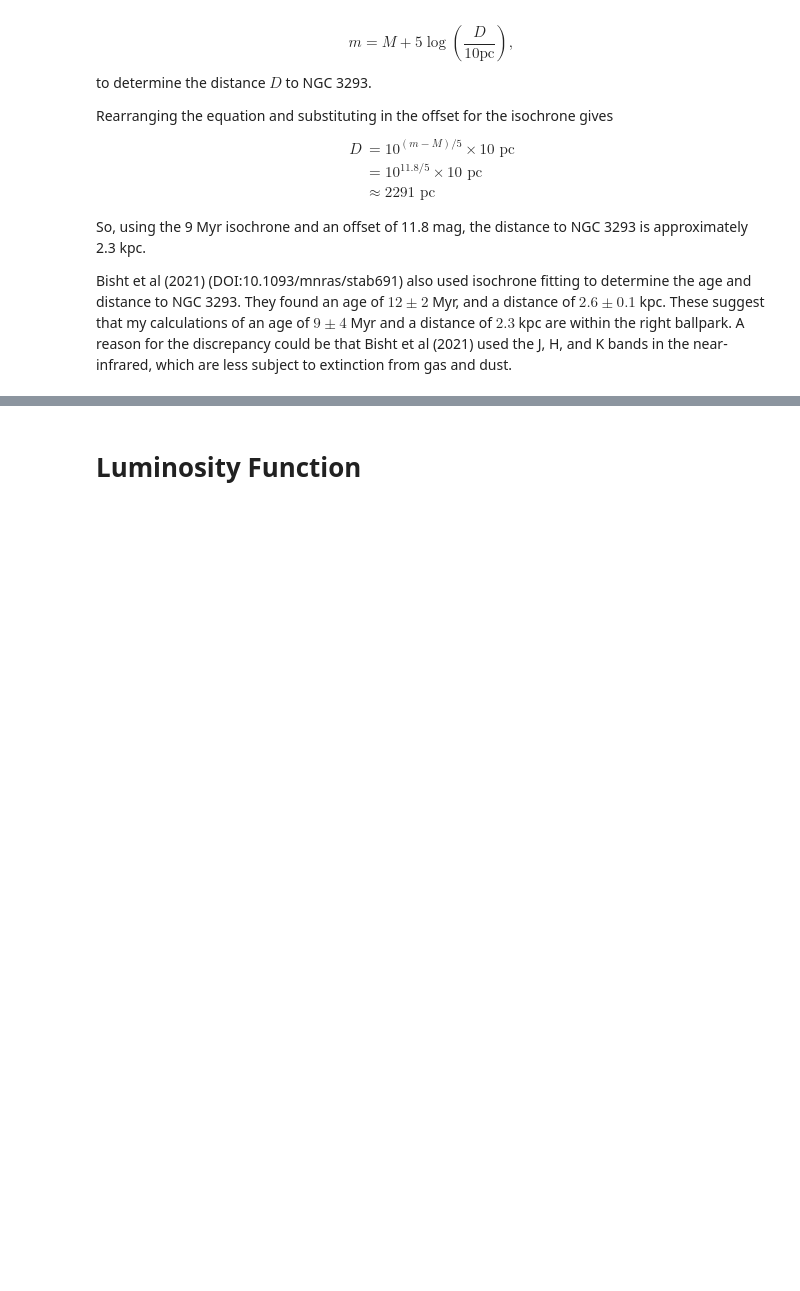
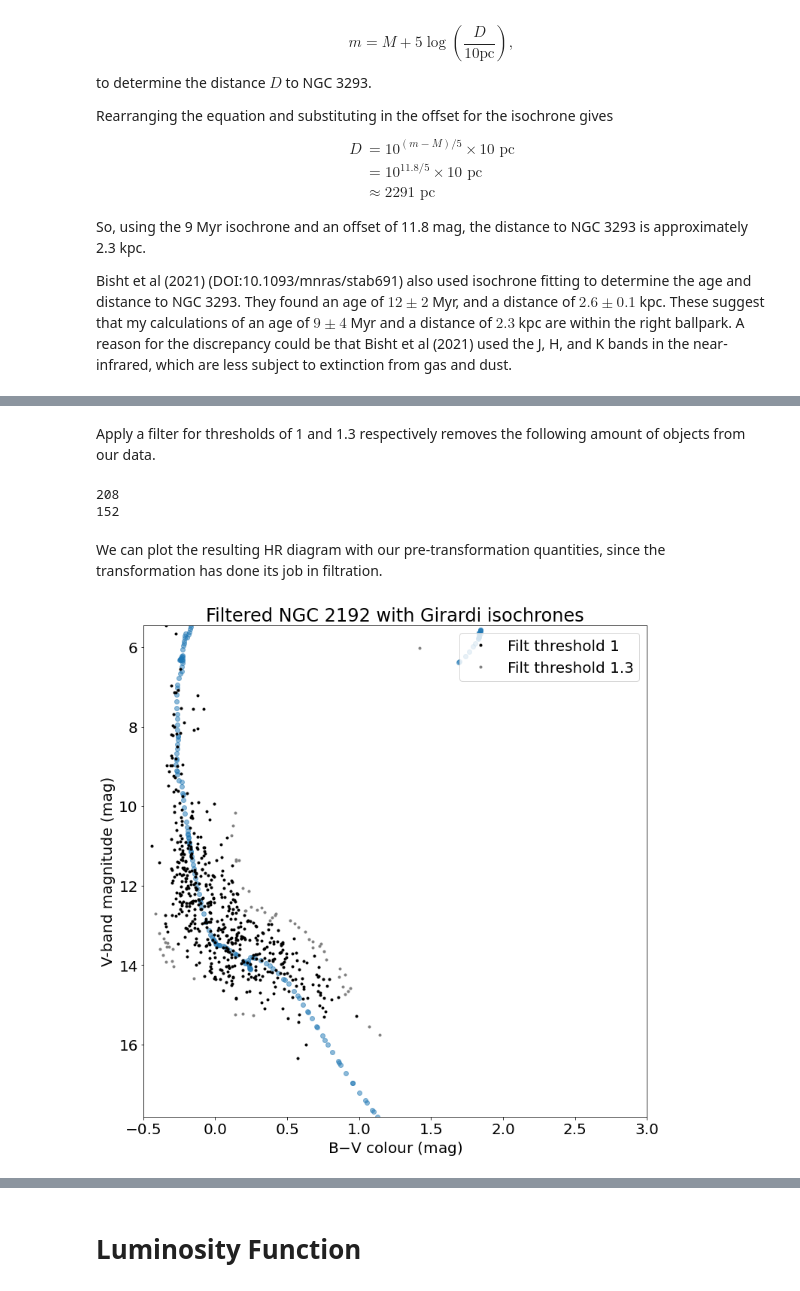
Before and after one commit to cedliang/ASP3231-Project-NGC-3293-, a Jupyter notebook: src/isochrones.ipynb, the cells around one changed output, grey strips where cells are left out. Cells and saved outputs as stored; diff of their text form; code cells hidden in the pictures; blank space fills up the shorter version.

Commit message:
completed filtering for background objs

```diff
--- a/src/isochrones.ipynb
+++ b/src/isochrones.ipynb
@@ -438,0 +532,54 @@ Bisht et al (2021) (DOI:10.1093/mnras/stab691) also used isochrone fitting to de
+# %%
+# returns the new px_t, py pairs of stars below the threshold, as well as indices of the stars that were above and thus removed
+def exceeding_indices(px, py, threshold_dist):
+    removed_stars = [idx for idx, tup in enumerate(zip(px_t, py)) if star_dist(tup[0], tup[1]) > threshold_dist]
+    filtpx = [x for idx, x in enumerate(px) if idx not in removed_stars]
+    filtpy = [y for idx, y in enumerate(py) if idx not in removed_stars]
+    return removed_stars, filtpx, filtpy
+# %%
+threshold_1 = 1
+threshold_2 = 1.3
+# %% [markdown]
+Apply a filter for thresholds of 1 and 1.3 respectively removes the following amount of objects from our data.
+# %%
+removed_stars, filtpx_t, filtpy = exceeding_indices(px_t, py, threshold_1)
+removed_stars_2, filtpx_t_2, filtpy_2 = exceeding_indices(px_t, py, threshold_2)
+
+print(len(removed_stars))
+print(len(removed_stars_2))
+# %% [output]
+208
+152
+# %% [markdown]
+We can plot the resulting HR diagram with our pre-transformation quantities, since the transformation has done its job in filtration.
+# %%
+filtpx = [x for idx, x in enumerate(px) if idx not in removed_stars]
+
+
+looser_filt = set(removed_stars) - set(removed_stars_2)
+looser_filtpx = [x for idx, x in enumerate(px) if idx in looser_filt]
+looser_filtpy = [y for idx, y in enumerate(py) if idx in looser_filt]
+# %%
+fig, ax = plt.subplots(figsize=(12, 12))
+plt.rcParams.update({'font.size': 20})
+plt.plot(filtpx, filtpy, '.', color='black', label=f'Filt threshold {threshold_1}', zorder=10)
+plt.plot(looser_filtpx, looser_filtpy, '.', color='grey', label=f'Filt threshold {threshold_2}', zorder=10)
+plt.scatter(BV, offsetV, alpha=0.5)
+
+plt.xlabel('B$-$V colour (mag)')
+plt.ylabel('V-band magnitude (mag)')
+plt.title('Filtered NGC 2192 with Girardi isochrones')
+
+
+# set y-axis limits so we can see the stars
+plt.ylim(min(py), max(py))
+plt.xlim(-0.5, 3)
+
+# invert y-axis so brighter stars are at the top
+ax.invert_yaxis()
+
+plt.legend(loc='upper right')
+
+plt.show()
+# %% [output]
+[figure, added]
```
Also changed, not shown: parts of 19 cells of this notebook, 3 other files.
